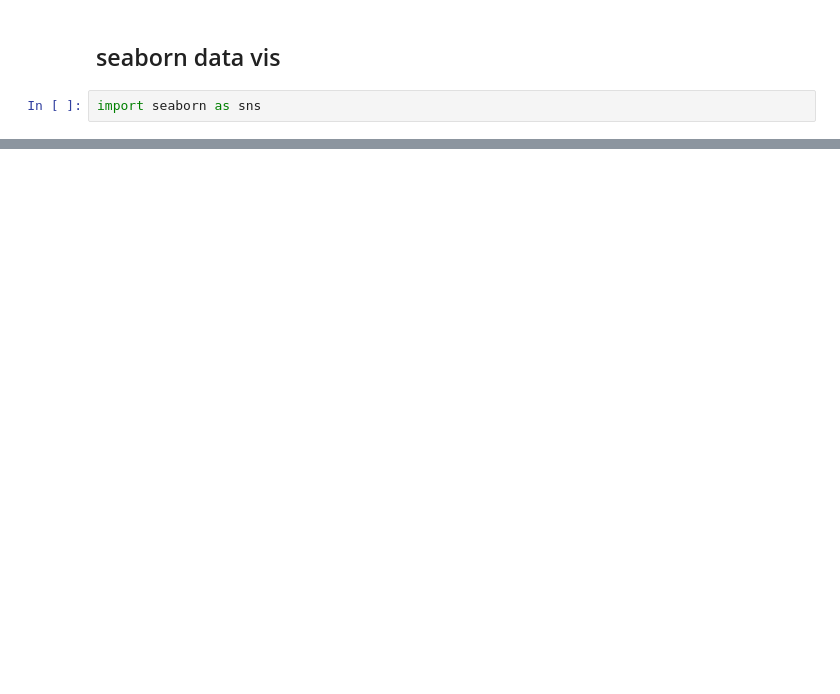
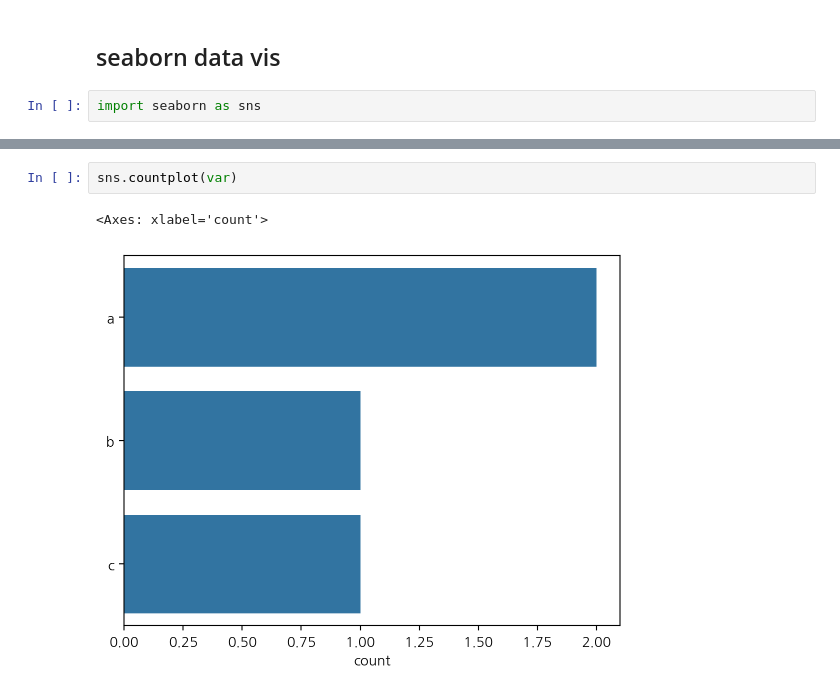
Before and after one commit to mgmg0429/2024-1-my-BDA, a Jupyter notebook: inclass/01w_0311_mon_bigdata_basic.ipynb, the cells around one changed output, grey strips where cells are left out. Saved outputs shown, nothing was run; the diff lists cells and outputs as text; blank space fills up the shorter version.

```diff
--- a/inclass/01w_0311_mon_bigdata_basic.ipynb
+++ b/inclass/01w_0311_mon_bigdata_basic.ipynb
@@ -93,3 +90,8 @@ var
 # %% [output]
 ['a', 'a', 'b', 'c']
+# %%
+sns.countplot(var)
+# %% [output]
+<Axes: xlabel='count'>
+[figure, added]
 # %%
```
Also changed, not shown: parts of 11 cells of this notebook.
